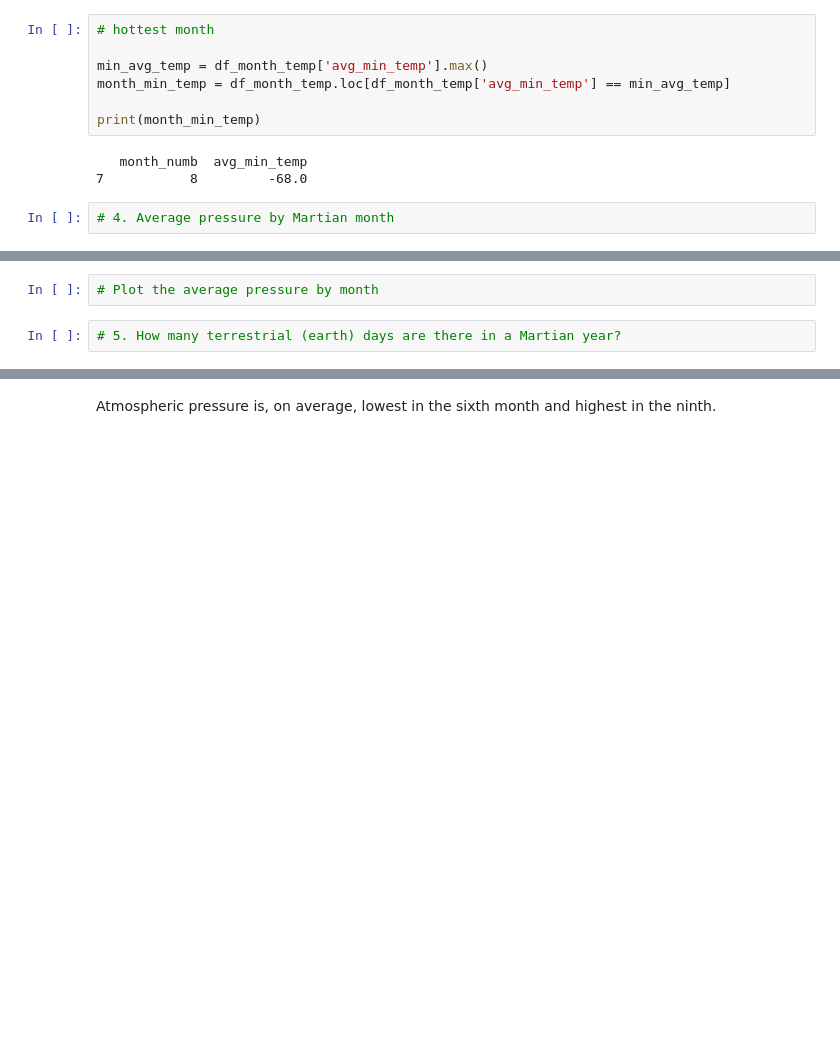
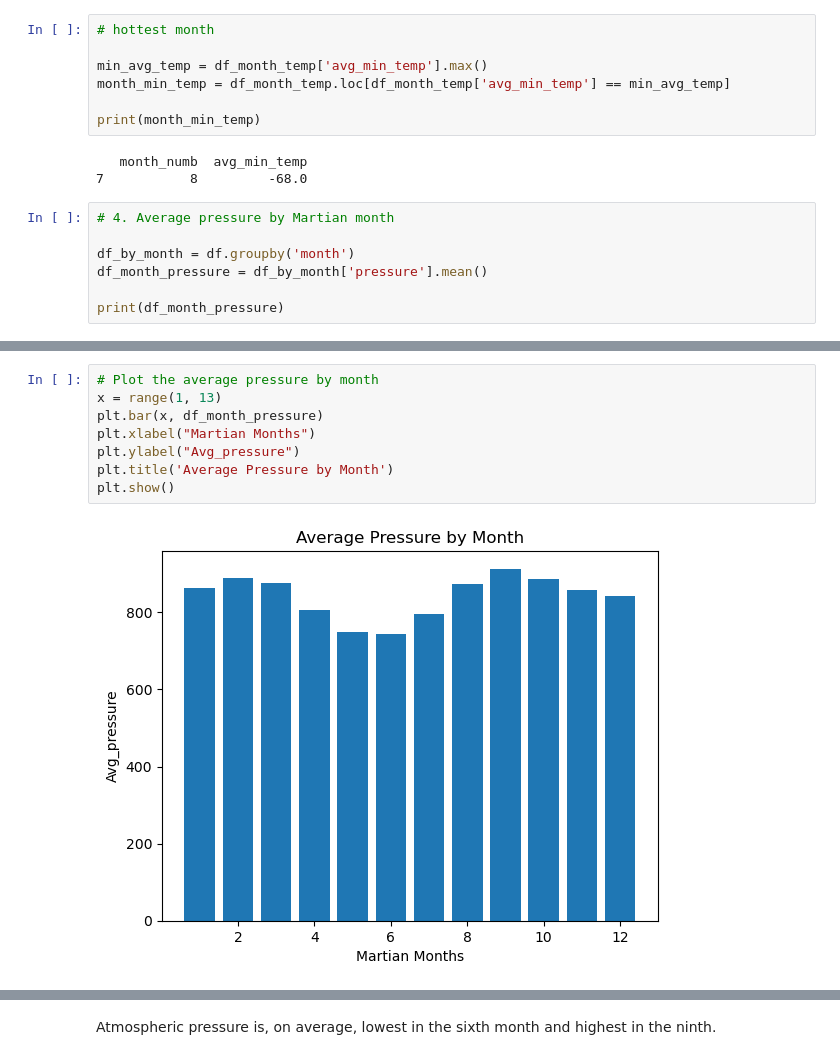
Before and after one commit to flormartinaus/webscraping-challenge, a Jupyter notebook: Starter_Code/part_2_mars_weather.ipynb, the cells around one changed output, grey strips where cells are left out. Saved outputs shown, nothing was run; the diff lists cells and outputs as text; blank space fills up the shorter version.

```diff
--- a/Starter_Code/part_2_mars_weather.ipynb
+++ b/Starter_Code/part_2_mars_weather.ipynb
@@ -296,3 +296,8 @@ print(month_min_temp)
 7           8         -68.0
 # %%
 # 4. Average pressure by Martian month
+
+df_by_month = df.groupby('month')
+df_month_pressure = df_by_month['pressure'].mean()
+
+print(df_month_pressure)
@@ -299,4 +319,10 @@ print(month_min_temp)
-# %%
-# Plot the average pressure by month
-# %%
-# 5. How many terrestrial (earth) days are there in a Martian year?
+# %%
+# Plot the average pressure by month
+x = range(1, 13)
+plt.bar(x, df_month_pressure)
+plt.xlabel("Martian Months")
+plt.ylabel("Avg_pressure")
+plt.title('Average Pressure by Month')
+plt.show()
+# %% [output]
+[figure, added]
```
Also changed, not shown: parts of 5 cells of this notebook, 1 other file.
